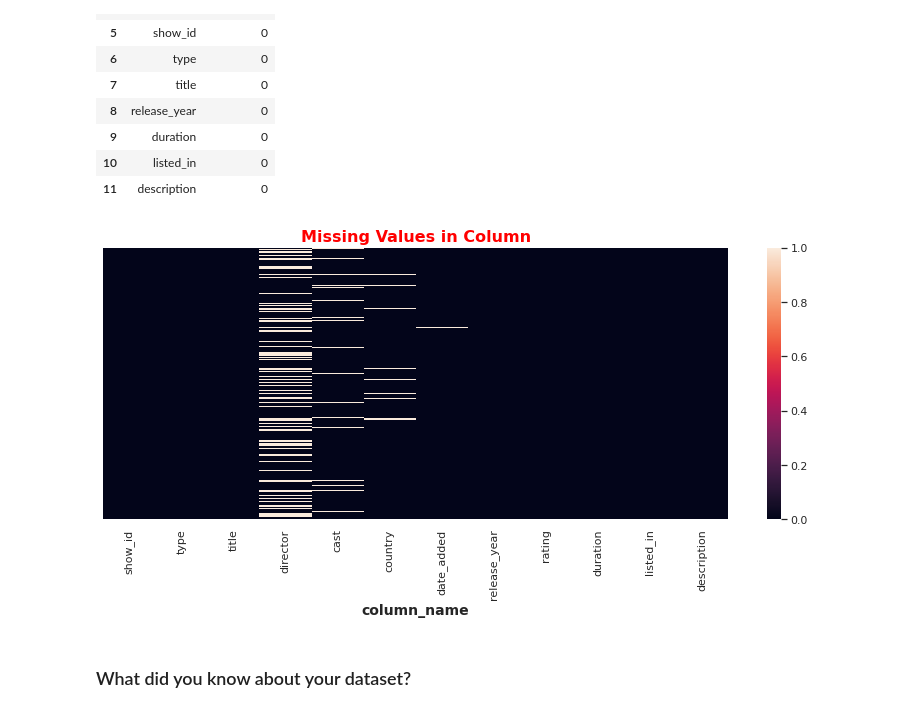
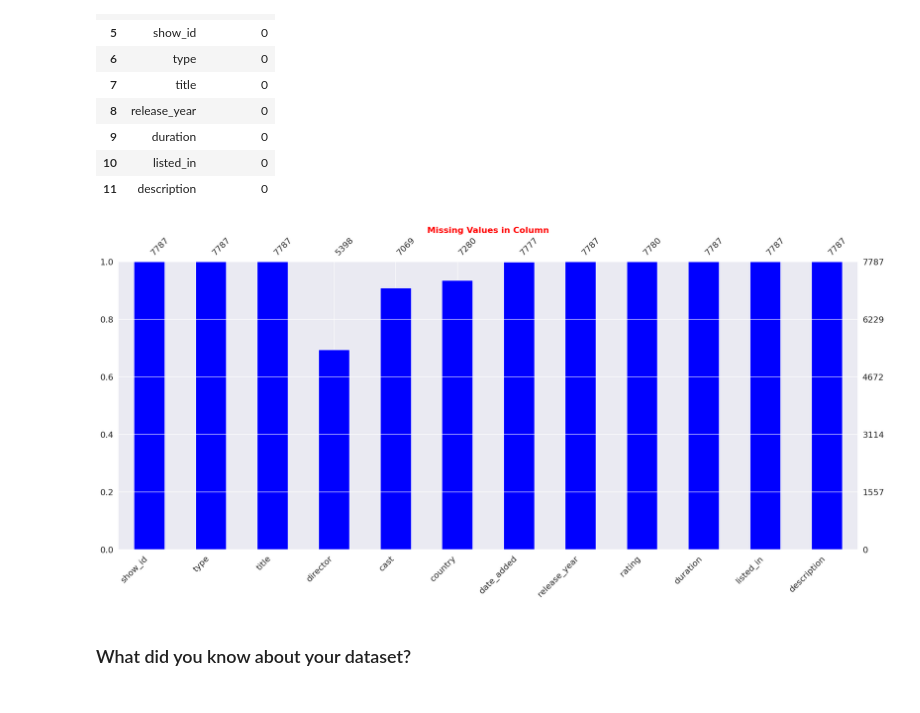
Before and after one commit to rajkumarpec/Unsupervised-Machine-Learning, a Jupyter notebook: Netflix_movie_show.ipynb, the cells around one changed output. Drawn from its saved outputs; the diff is of its cells as text; code cells hidden in the pictures.

```diff
--- a/Netflix_movie_show.ipynb
+++ b/Netflix_movie_show.ipynb
@@ -151,14 +159,12 @@ df.isna().sum().sort_values(ascending= False).reset_index().rename(columns={'ind
 | 11 | description | 0 |
 # %%
 # Visualizing the missing values
-
-plt.figure(figsize=(14, 5))
-sns.heatmap(df.isnull(), cbar=True, yticklabels=False)
-plt.xlabel("column_name", size=14, weight="bold")
+plt.figure(figsize=(14, 5),dpi=100)
+msno.bar(df, color = 'blue')
 plt.title("Missing Values in Column",fontweight="bold",size=16,color='red')
 plt.show()
 # %% [output]
-[figure, old version]
+[figure, new version]
 # %% [markdown]
 ### What did you know about your dataset?
 # %% [markdown]
```
Also changed, not shown: parts of 69 cells of this notebook.
